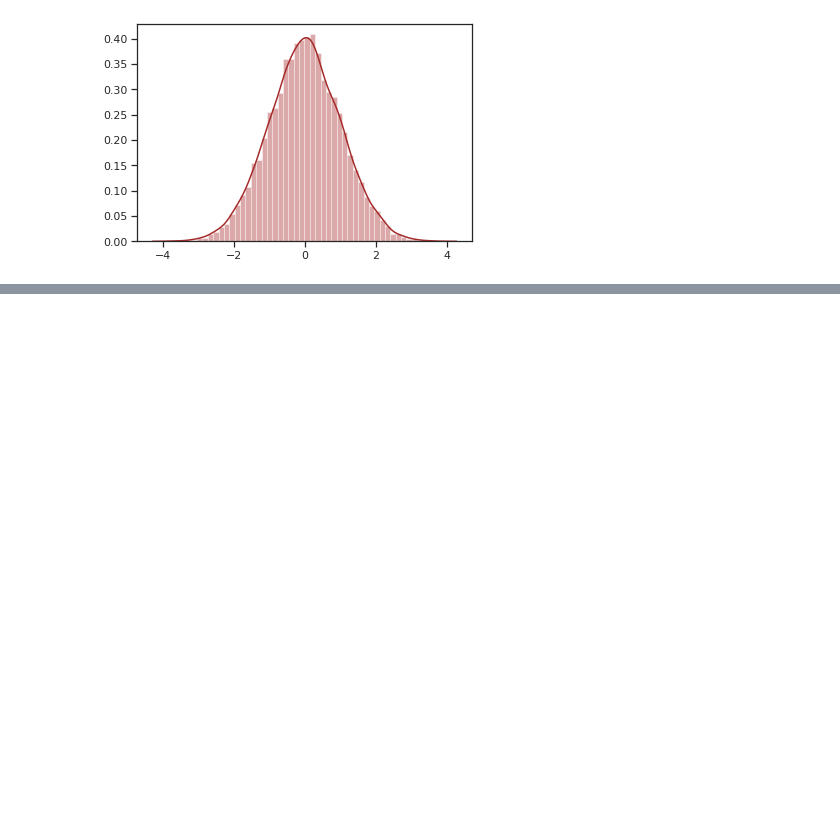
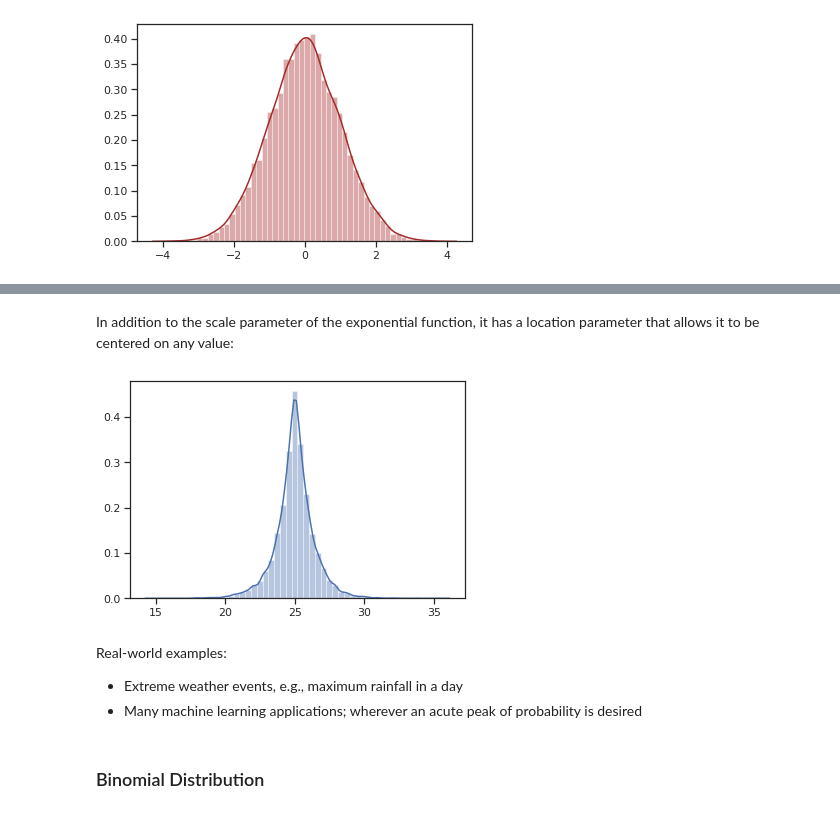
Before and after one commit to jonkrohn/ML-foundations, a Jupyter notebook: notebooks/5-probability.ipynb, the cells around one changed output, grey strips where cells are left out. Cells and saved outputs as stored; diff of their text form; code cells hidden in the pictures; blank space fills up the shorter version.

```diff
--- a/notebooks/5-probability.ipynb
+++ b/notebooks/5-probability.ipynb
@@ -925,0 +962,13 @@ Real-world examples:
+# %% [markdown]
+In addition to the scale parameter of the exponential function, it has a location parameter that allows it to be centered on any value:
+# %%
+_ = sns.distplot(np.random.laplace(loc=25, size=10000))
+# %% [output]
+[figure, added]
+# %% [markdown]
+Real-world examples:
+
+* Extreme weather events, e.g., maximum rainfall in a day
+* Many machine learning applications; wherever an acute peak of probability is desired
+# %% [markdown]
+### Binomial Distribution
```
Also changed, not shown: parts of 39 cells of this notebook.
